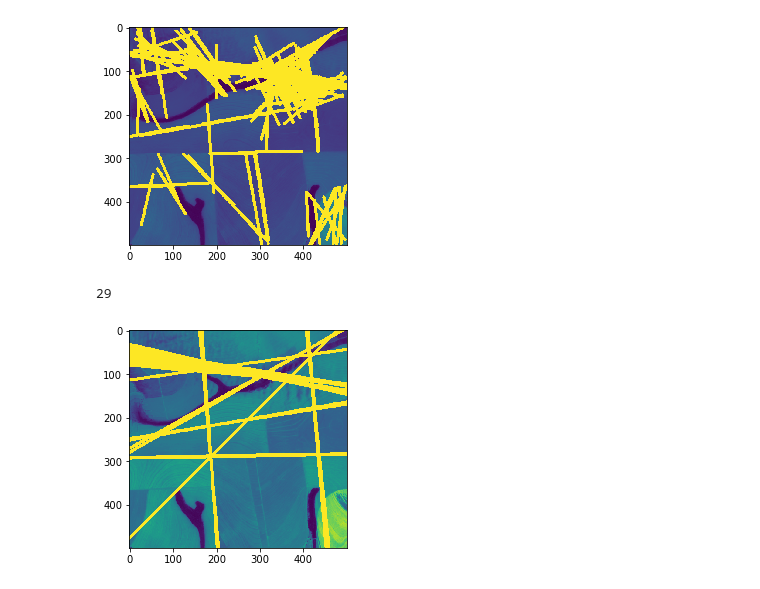
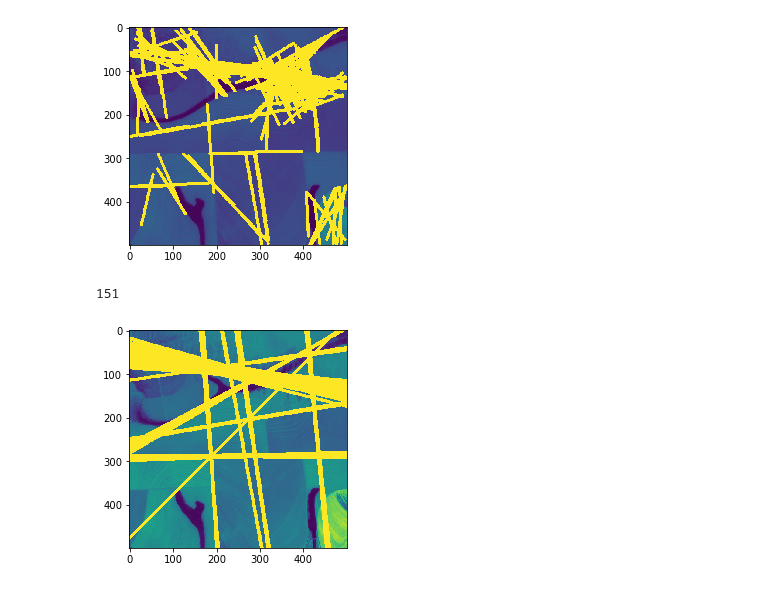
Before and after one commit to renatobanzai/banzai_image_segmentation, a Jupyter notebook: finding_polygon.ipynb, the cells around one changed output. Drawn from its saved outputs; the diff is of its cells as text; code cells hidden in the pictures.

Commit message:
test with houghp2

```diff
--- a/finding_polygon.ipynb
+++ b/finding_polygon.ipynb
@@ -47,35 +45,35 @@ plt.show()
 [figure]
 # %%
 _rho = 1  # distance resolution in pixels of the Hough grid
-_theta = np.pi / 180  # angular resolution in radians of the Hough grid
+_theta = np.pi / 1000  # angular resolution in radians of the Hough grid
 threshold = 132  # minimum number of votes (intersections in Hough grid cell)
 
 edges2 = cv2.Canny(img8,10,50, None)
 
 img_hough = np.copy(img8)
 img_copy = np.copy(img8)
 
 lines = cv2.HoughLines(edges2, _rho, _theta, threshold)
 
 print( len(lines))
 
 for line in lines:
     rho,theta = line[0]
     a = np.cos(theta)
     b = np.sin(theta)
     x0 = a*rho
     y0 = b*rho
     x1 = int(x0 + 1000*(-b))
     y1 = int(y0 + 1000*(a))
     x2 = int(x0 - 1000*(-b))
     y2 = int(y0 - 1000*(a))
     cv2.line(img_hough, (x1, y1), (x2, y2), (255, 0, 0), 5)
 
 
 # Draw the lines on the  image
 lines_edges2 = cv2.addWeighted(img_copy, 0.8, img_hough, 1, 0)
 plt.imshow(lines_edges2)
 plt.show()
 # %% [output]
-29
+151
-[figure, old version]
+[figure, new version]
```
Also changed, not shown: parts of 4 cells of this notebook.
